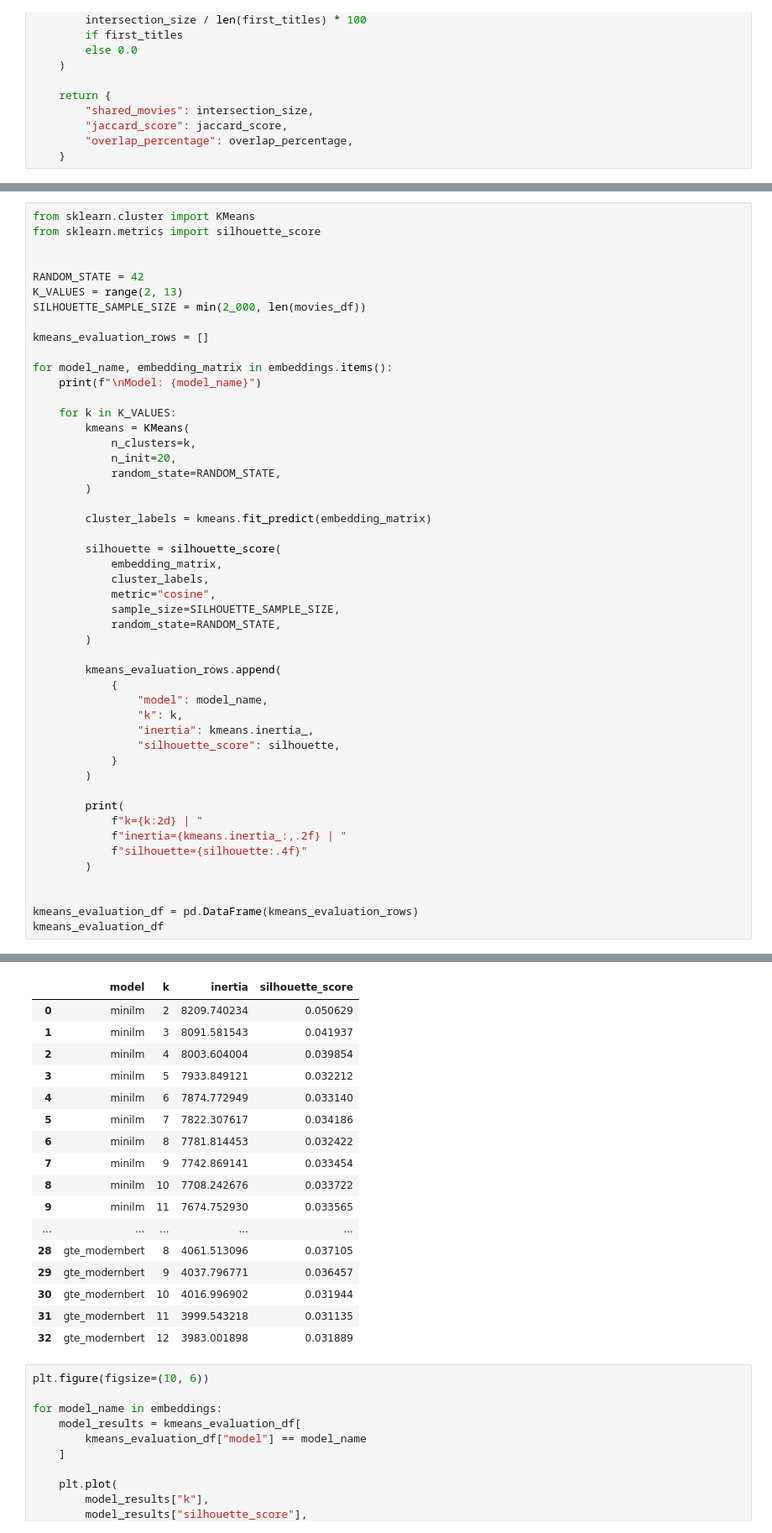
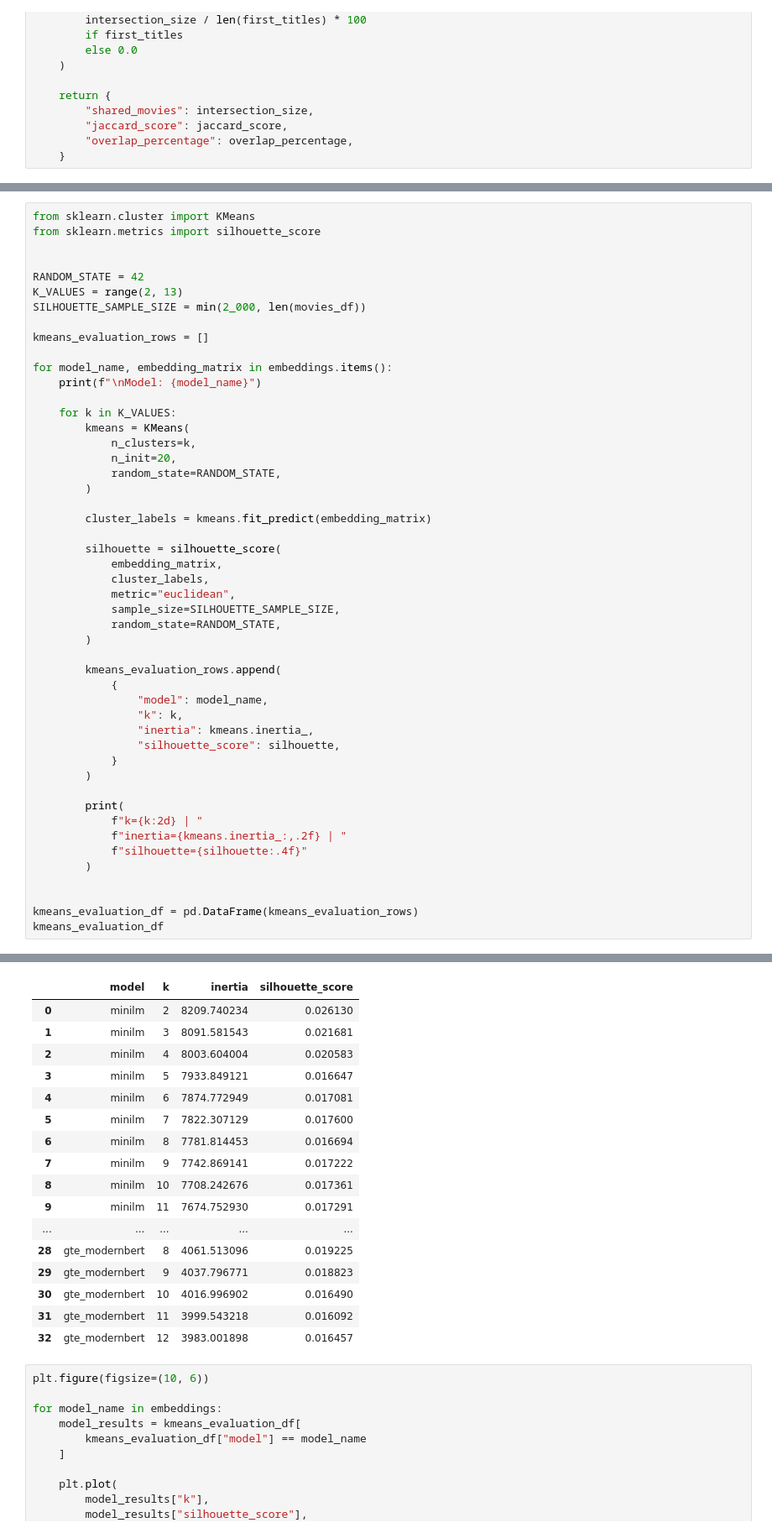
Before and after one commit to nikolabakic/IMDB_WEEK1_SIX, a Jupyter notebook: movie-embeddings-project/netebook4.ipynb, the cells around one changed output, grey strips where cells are left out. Shown at 84% size. Saved outputs shown, nothing was run; the diff lists cells and outputs as text.

```diff
--- a/movie-embeddings-project/netebook4.ipynb
+++ b/movie-embeddings-project/netebook4.ipynb
@@ -411,7 +468,7 @@ for model_name, embedding_matrix in embeddings.items():
         silhouette = silhouette_score(
             embedding_matrix,
             cluster_labels,
-            metric="cosine",
+            metric="euclidean",
             sample_size=SILHOUETTE_SAMPLE_SIZE,
             random_state=RANDOM_STATE,
         )
@@ -455,20 +512,20 @@ k=12 | inertia=3,983.00 | silhouette=0.0319
 |  | model | k | inertia | silhouette_score |
-| 0 | minilm | 2 | 8209.740234 | 0.050629 |
-| 1 | minilm | 3 | 8091.581543 | 0.041937 |
-| 2 | minilm | 4 | 8003.604004 | 0.039854 |
-| 3 | minilm | 5 | 7933.849121 | 0.032212 |
-| 4 | minilm | 6 | 7874.772949 | 0.033140 |
-| 5 | minilm | 7 | 7822.307617 | 0.034186 |
-| 6 | minilm | 8 | 7781.814453 | 0.032422 |
-| 7 | minilm | 9 | 7742.869141 | 0.033454 |
-| 8 | minilm | 10 | 7708.242676 | 0.033722 |
-| 9 | minilm | 11 | 7674.752930 | 0.033565 |
+| 0 | minilm | 2 | 8209.740234 | 0.026130 |
+| 1 | minilm | 3 | 8091.581543 | 0.021681 |
+| 2 | minilm | 4 | 8003.604004 | 0.020583 |
+| 3 | minilm | 5 | 7933.849121 | 0.016647 |
+| 4 | minilm | 6 | 7874.772949 | 0.017081 |
+| 5 | minilm | 7 | 7822.307129 | 0.017600 |
+| 6 | minilm | 8 | 7781.814453 | 0.016694 |
+| 7 | minilm | 9 | 7742.869141 | 0.017222 |
+| 8 | minilm | 10 | 7708.242676 | 0.017361 |
+| 9 | minilm | 11 | 7674.752930 | 0.017291 |
 | ... | ... | ... | ... | ... |
-| 28 | gte_modernbert | 8 | 4061.513096 | 0.037105 |
-| 29 | gte_modernbert | 9 | 4037.796771 | 0.036457 |
-| 30 | gte_modernbert | 10 | 4016.996902 | 0.031944 |
-| 31 | gte_modernbert | 11 | 3999.543218 | 0.031135 |
-| 32 | gte_modernbert | 12 | 3983.001898 | 0.031889 |
+| 28 | gte_modernbert | 8 | 4061.513096 | 0.019225 |
+| 29 | gte_modernbert | 9 | 4037.796771 | 0.018823 |
+| 30 | gte_modernbert | 10 | 4016.996902 | 0.016490 |
+| 31 | gte_modernbert | 11 | 3999.543218 | 0.016092 |
+| 32 | gte_modernbert | 12 | 3983.001898 | 0.016457 |
 # %%
 plt.figure(figsize=(10, 6))
 
```
Also changed, not shown: parts of 9 cells of this notebook, 1 other file.
